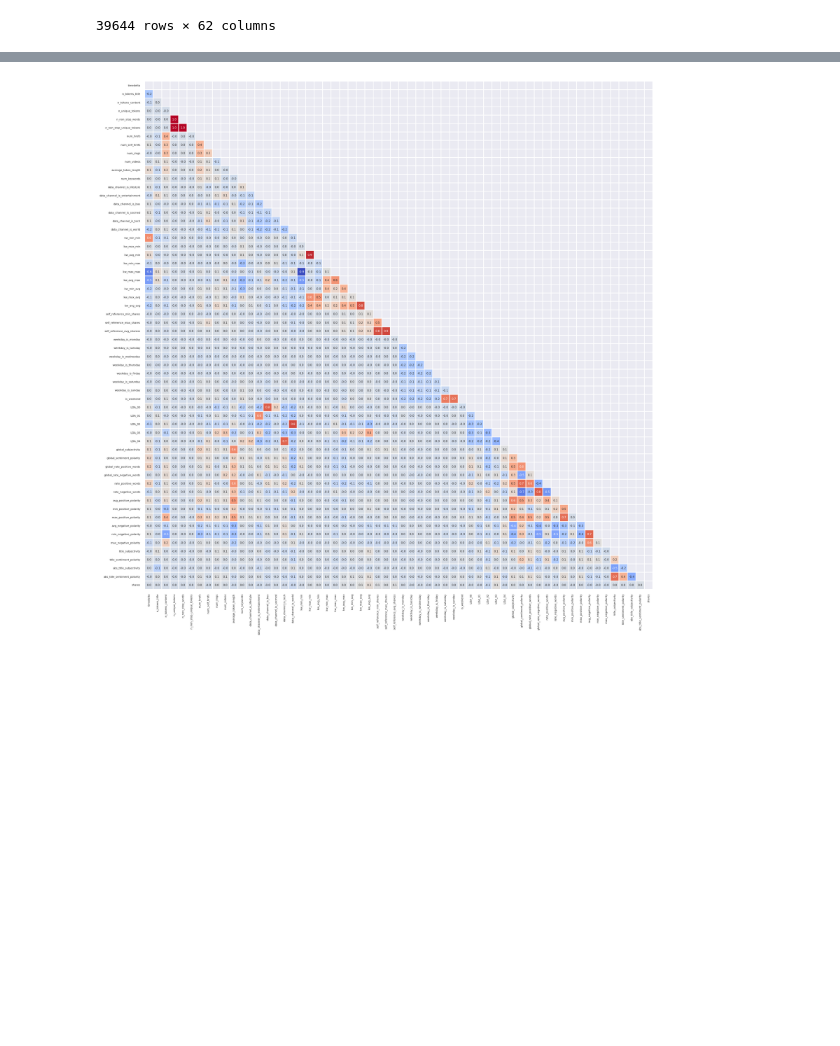
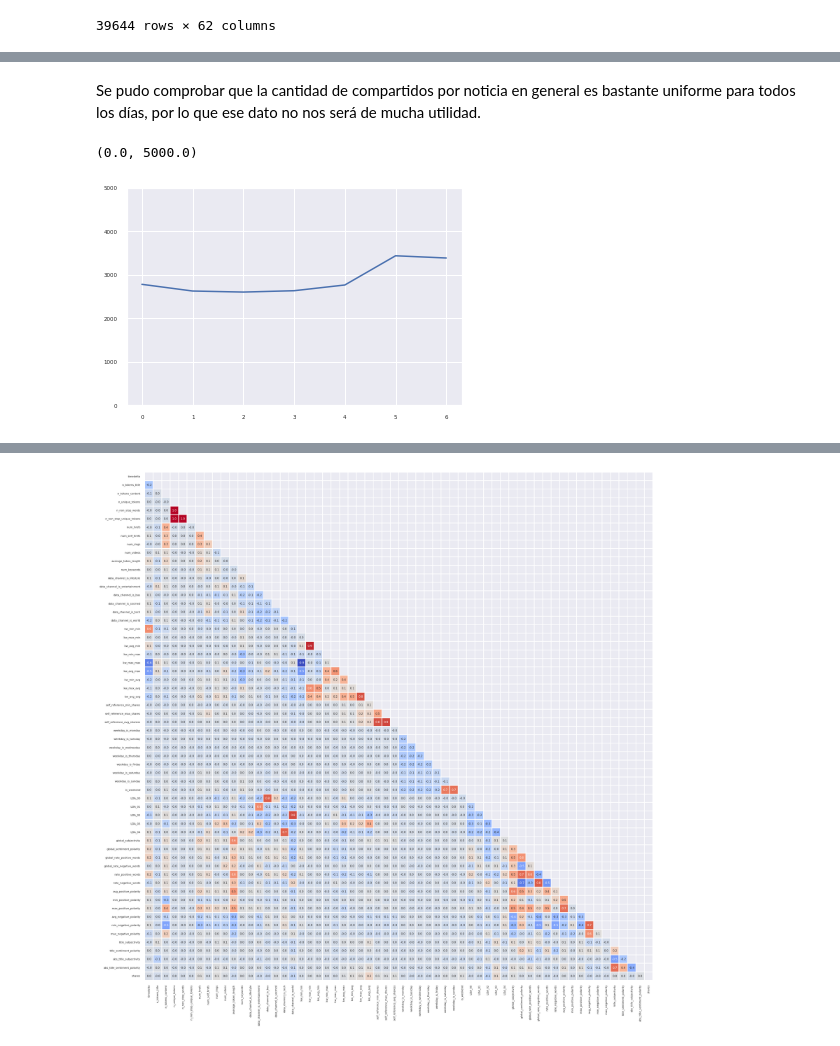
Before and after one commit to rodrigo103/AprendizajeAutomatico, a Jupyter notebook: TP1.ipynb, the cells around one changed output, grey strips where cells are left out. Drawn from its saved outputs; the diff is of its cells as text; code cells hidden in the pictures; blank space fills up the shorter version.

```diff
--- a/TP1.ipynb
+++ b/TP1.ipynb
@@ -212,0 +468,19 @@ Tal vez se podría observar gráficando global_rate_of_positive_works vs shares
+# %%
+# mean_shares_by_day = []
+# mean_shares_by_day.append( df[df.weekday_is_monday == 1].shares.mean() )
+# mean_shares_by_day.append( df[df.weekday_is_tuesday == 1].shares.mean() )
+# mean_shares_by_day.append( df[df.weekday_is_wednesday == 1].shares.mean() )
+# mean_shares_by_day.append( df[df.weekday_is_thursday == 1].shares.mean() )
+# mean_shares_by_day.append( df[df.weekday_is_friday == 1].shares.mean() )
+# mean_shares_by_day.append( df[df.weekday_is_saturday == 1].shares.mean() )
+# mean_shares_by_day.append( df[df.weekday_is_sunday == 1].shares.mean() )
+# pprint(mean_shares_by_day)
+
+# Lo anterior se puede escribir de forma mas concisa como:
+array_of_days = ['weekday_is_monday', 'weekday_is_tuesday', 'weekday_is_wednesday', 'weekday_is_thursday', 'weekday_is_friday', 'weekday_is_saturday', 'weekday_is_sunday']
+
+# mean_shares_by_day = { day_of_the_week: df[df[day_of_the_week] == 1].shares.mean() for day_of_the_week in array_of_days }
+# pprint(mean_shares_by_day)
+
+mean_shares_by_day = [ df[df[day_of_the_week] == 1].shares.mean() for day_of_the_week in array_of_days ]
+pprint(mean_shares_by_day)
@@ -212,0 +495,8 @@ Tal vez se podría observar gráficando global_rate_of_positive_works vs shares
+# %% [markdown]
+Se pudo comprobar que la cantidad de compartidos por noticia en general es bastante uniforme para todos los días, por lo que ese dato no nos será de mucha utilidad.
+# %%
+plt.plot(mean_shares_by_day)
+plt.ylim(0, 5000)
+# %% [output]
+(0.0, 5000.0)
+[figure, added]
```
Also changed, not shown: parts of 70 cells of this notebook.
